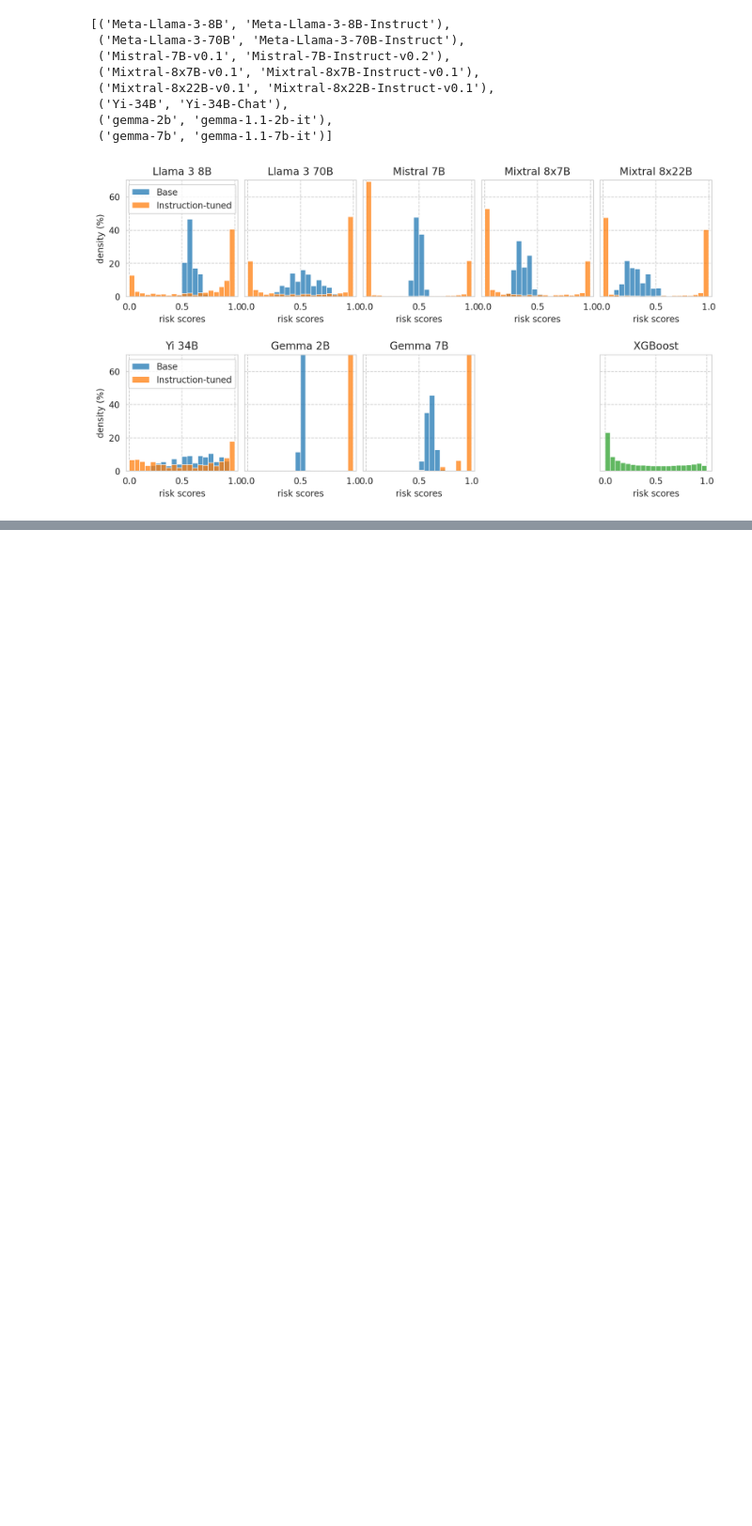
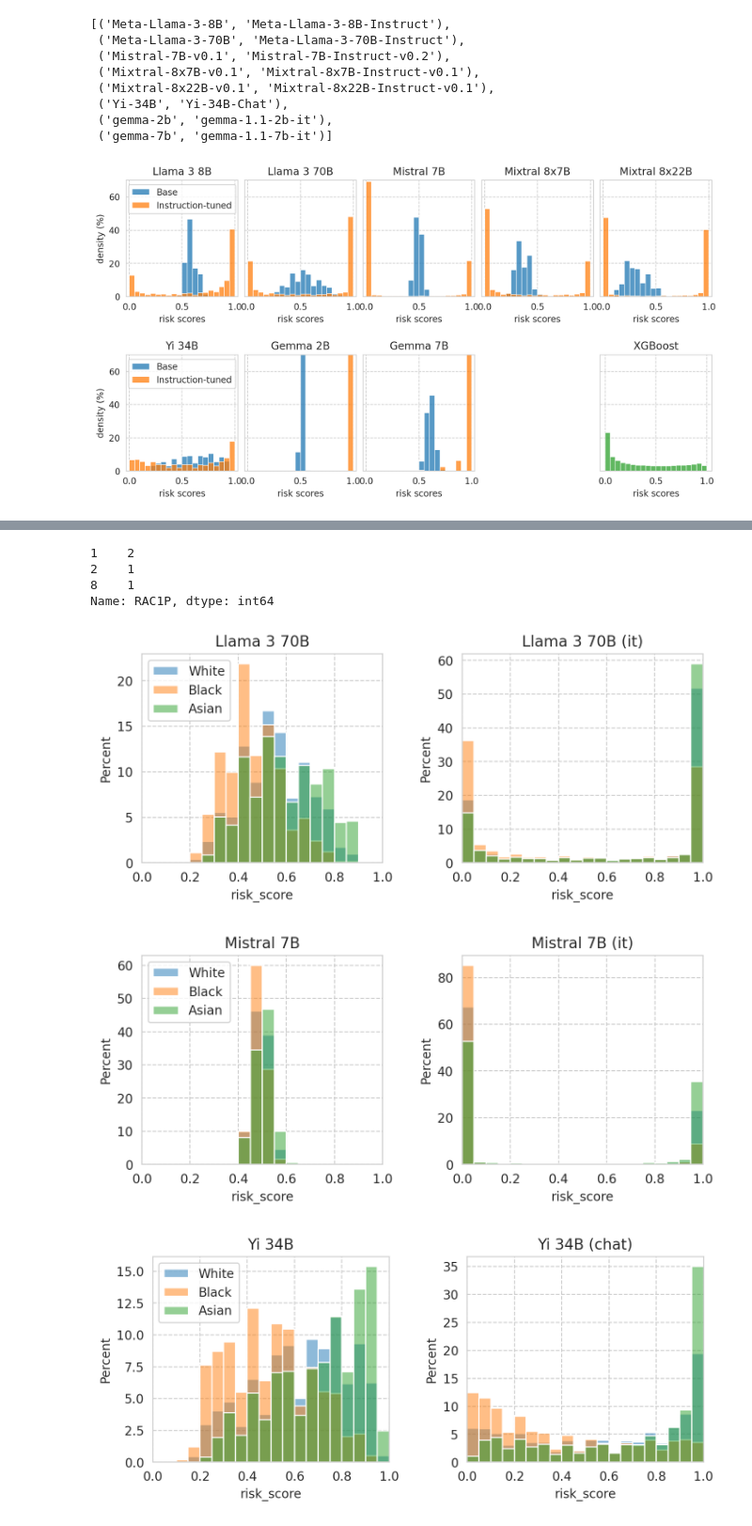
Before and after one commit to socialfoundations/folktexts, a Jupyter notebook: notebooks/paper-plots-and-tables.ipynb, the cells around one changed output, grey strips where cells are left out. Shown at 94% size. Drawn from its saved outputs; the diff is of its cells as text; code cells hidden in the pictures; blank space fills up the shorter version.

```diff
--- a/notebooks/paper-plots-and-tables.ipynb
+++ b/notebooks/paper-plots-and-tables.ipynb
@@ -727,0 +911,60 @@ Score distribution should get more discriminative (less Gaussian-shaped) with in
+# %%
+sens_attr_data = acs_dataset.data[sens_attr_col]
+sens_attr_data.head(3)
+# %% [output]
+1    2
+2    1
+8    1
+Name: RAC1P, dtype: int64
+# %%
+# Plot settings
+plot_config = dict(
+    bins=20,
+    binrange=(0, 1),
+    stat="percent",
+)
+
+for base_model, it_model in tqdm(base_it_pairs):
+    fig, axes = plt.subplots(ncols=2, figsize=(8, 3), gridspec_kw=dict(wspace=0.33), sharey=False)
+
+    for idx, ax, m in zip(range(len(axes)), axes, (base_model, it_model)):
+
+        model_row = task_df[(task_df[model_col] == m) & (task_df["uses_all_features"])].iloc[0]
+        model_id = model_row.name
+
+        scores_df = scores_df_map[model_id]
+        scores_df["group"] = sens_attr_data.loc[scores_df.index]
+
+        # sns.histplot(
+        #     data=scores_df,
+        #     x="risk_score",
+        #     hue="group",
+        #     ax=ax,
+        #     **plot_config,
+        # )
+
+        for group_val, group_name in sens_attr_map.items():
+            group_scores_df = scores_df[sens_attr_data.loc[scores_df.index] == group_val]
+            sns.histplot(
+                group_scores_df["risk_score"],
+                label=group_name,
+                ax=ax,
+                alpha=0.5,
+                **plot_config,
+            )
+
+        # Remove left plot legend
+        if idx == 0:
+            ax.legend(loc="upper left")
+
+        ax.set_xlim(0, 1)
+        # ax.set_ylim(0, 1)
+
+        ax.set_title(model_row["name"])
+
+    plt.plot()
+    save_fig(fig, f"score-per-subgroup.{base_model}.pdf")
+# %% [output]
+[figure, added]
+[figure, added]
+[figure, added]
```
Also changed, not shown: parts of 27 cells of this notebook.
